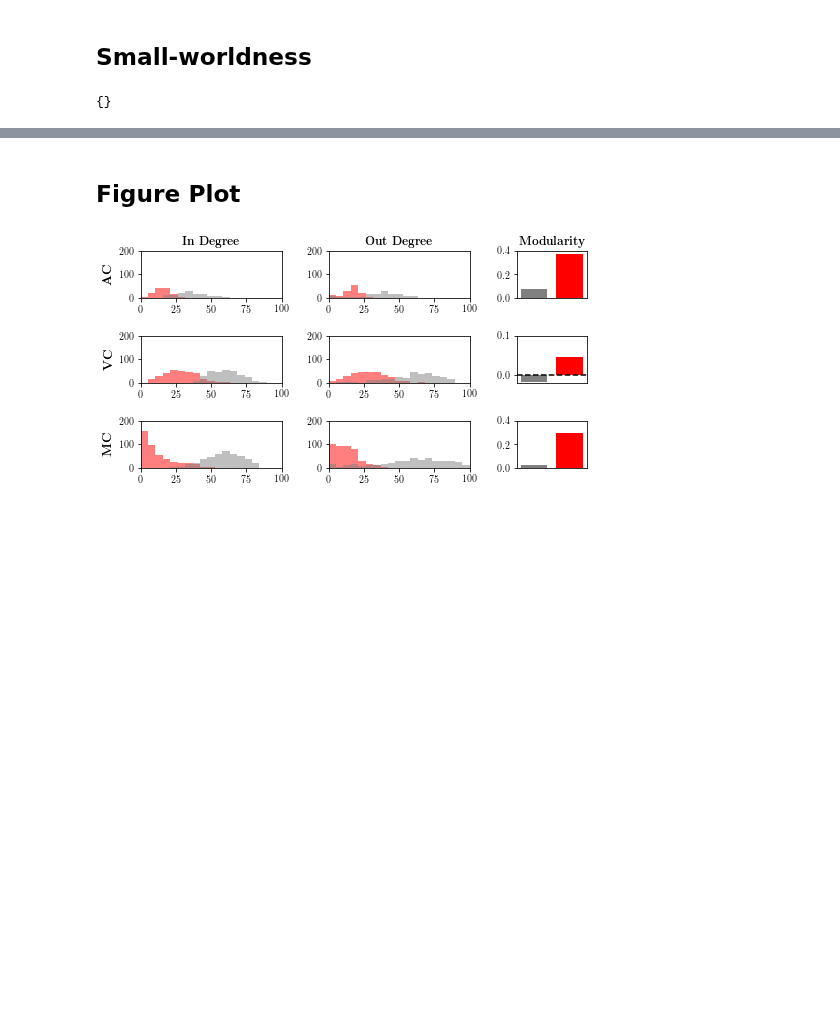
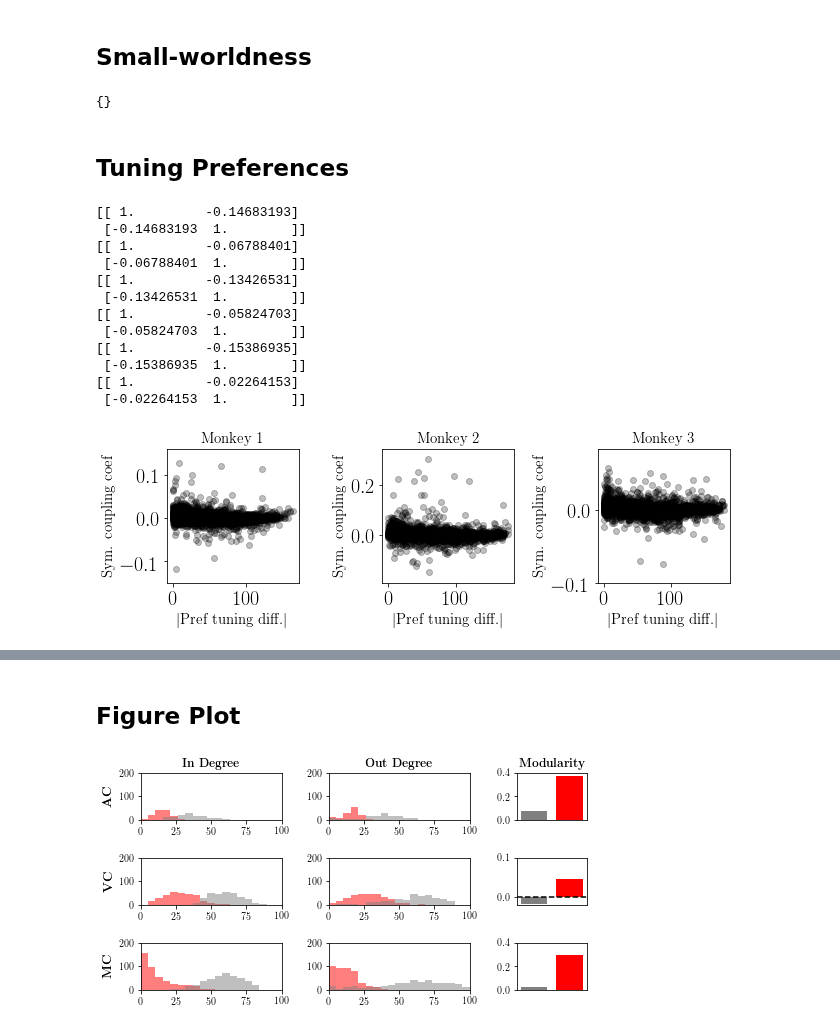
Before and after one commit to BouchardLab/neuroinference, a Jupyter notebook: notebooks/coupling/graph_analysis.ipynb, the cells around one changed output, grey strips where cells are left out. Saved outputs shown, nothing was run; the diff lists cells and outputs as text; code cells hidden in the pictures; blank space fills up the shorter version.

Commit message:
coupling param vs tuning sim comparison

```diff
--- a/notebooks/coupling/graph_analysis.ipynb
+++ b/notebooks/coupling/graph_analysis.ipynb
@@ -181,3 +186,5 @@ for key, graph in s_graphs.items():
 
     small_world_sigma[key] = nx.algorithms.smallworld.sigma(G, nrand=5, seed=2332)
     print(key, ' sigma: ', time.time() - t)
+# %% [markdown]
+## Tuning Preferences
@@ -183,0 +195,45 @@ for key, graph in s_graphs.items():
+# %%
+pvcs = [PVC11(data_path=monkey_path)
+        for monkey_path in monkey_paths]
+pvc_prefs = [obtain_tuning_preferences(pvc, 'pvc11')
+             for pvc in pvcs]
+# %%
+pvc_diffs = [np.abs(np.subtract.outer(pvc_pref, pvc_pref))
+             for pvc_pref in pvc_prefs]
+# %%
+pvc_As = [nx.adjacency_matrix(s_graphs['vc_monkey1_baseline']),
+          nx.adjacency_matrix(s_graphs['vc_monkey2_baseline']),
+          nx.adjacency_matrix(s_graphs['vc_monkey3_baseline'])]
+pvc_As = [np.array(pvc_A.todense()) for pvc_A in pvc_As]
+# %%
+fig, axes = plt.subplots(1, 3, figsize=(9, 3))
+
+for idx, ax in enumerate(axes):
+    tridx = np.tril_indices(pvc_diffs[idx].shape[0], -1)
+    ax.scatter(
+        pvc_diffs[idx][tridx],
+        pvc_As[idx][tridx],
+        color='k',
+        alpha=0.25
+    )
+    print(np.corrcoef(pvc_diffs[idx][tridx], pvc_As[idx][tridx]))
+    print(np.corrcoef(pvc_diffs[idx][tridx], np.abs(pvc_As[idx][tridx])))
+    ax.set_xlabel('$|$Pref tuning diff.$|$', fontsize=15)
+    ax.set_ylabel('Sym. coupling coef', fontsize=15)
+    ax.set_title(r'Monkey %s' %(idx+1), fontsize=15)
+plt.tight_layout()
+# plt.savefig('pvc_diff.pdf')
+# %% [output]
+[[ 1.         -0.14683193]
+ [-0.14683193  1.        ]]
+[[ 1.         -0.06788401]
+ [-0.06788401  1.        ]]
+[[ 1.         -0.13426531]
+ [-0.13426531  1.        ]]
+[[ 1.         -0.05824703]
+ [-0.05824703  1.        ]]
+[[ 1.         -0.15386935]
+ [-0.15386935  1.        ]]
+[[ 1.         -0.02264153]
+ [-0.02264153  1.        ]]
+[figure, added]
```
Also changed, not shown: parts of 9 cells of this notebook, 2 other files.
